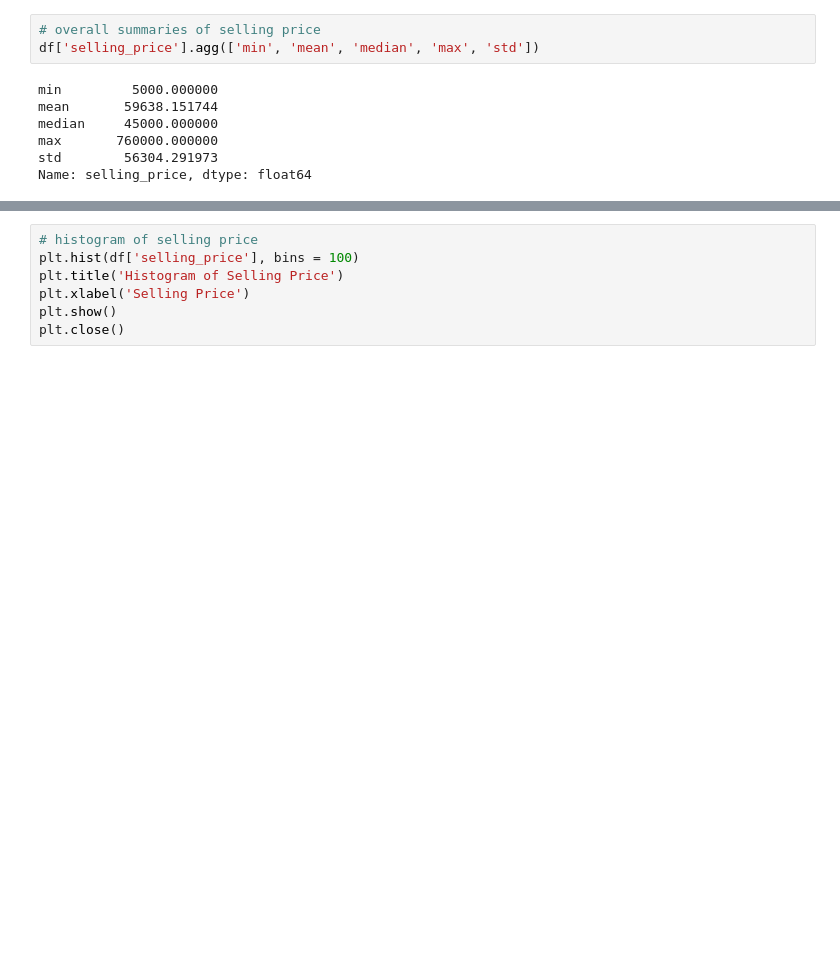
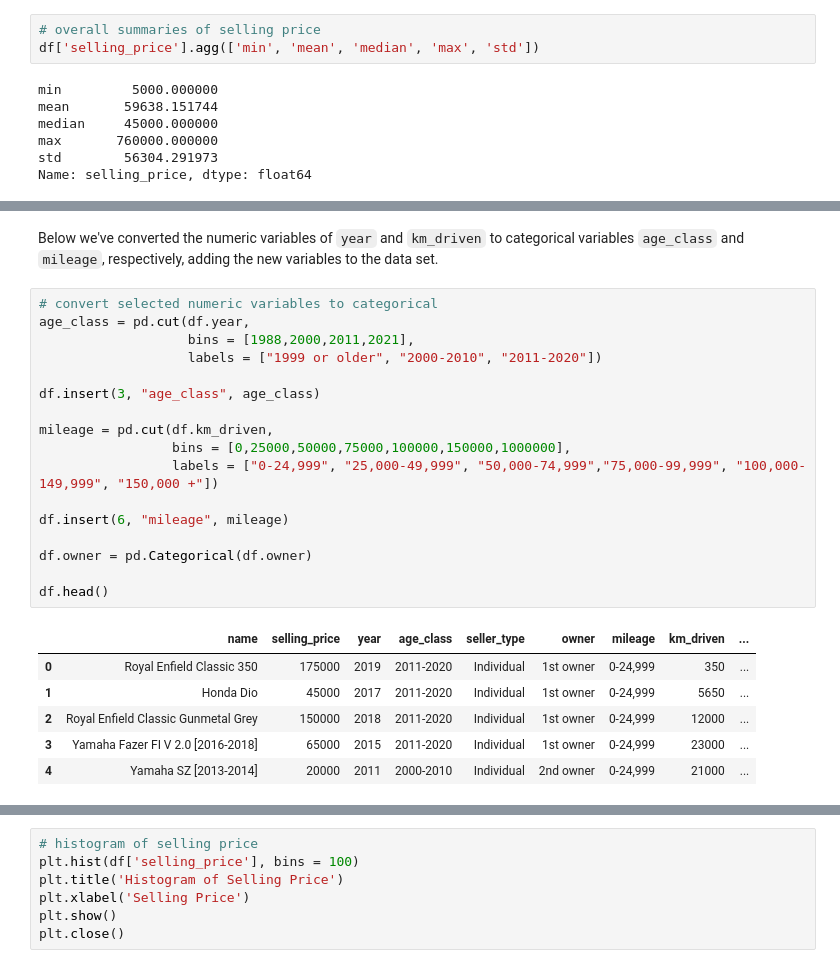
Before and after one commit to xaviergenelin/Motorcycle-Sale-Analysis, a Jupyter notebook: motorcycleAnalysis.ipynb, the cells around one changed output, grey strips where cells are left out. Saved outputs shown, nothing was run; the diff lists cells and outputs as text; blank space fills up the shorter version.

```diff
--- a/motorcycleAnalysis.ipynb
+++ b/motorcycleAnalysis.ipynb
@@ -32,0 +69,26 @@ Name: selling_price, dtype: float64
+# %% [markdown]
+Below we've converted the numeric variables of `year` and `km_driven` to categorical variables `age_class` and `mileage`, respectively, adding the new variables to the data set.
+# %%
+# convert selected numeric variables to categorical
+age_class = pd.cut(df.year,
+                   bins = [1988,2000,2011,2021],
+                   labels = ["1999 or older", "2000-2010", "2011-2020"])
+
+df.insert(3, "age_class", age_class)
+
+mileage = pd.cut(df.km_driven,
+                 bins = [0,25000,50000,75000,100000,150000,1000000],
+                 labels = ["0-24,999", "25,000-49,999", "50,000-74,999","75,000-99,999", "100,000-149,999", "150,000 +"])
+
+df.insert(6, "mileage", mileage)
+
+df.owner = pd.Categorical(df.owner)
+
+df.head()
+# %% [output]
+|  | name | selling_price | year | age_class | seller_type | owner | mileage | km_driven | ... |
+| 0 | Royal Enfield Classic 350 | 175000 | 2019 | 2011-2020 | Individual | 1st owner | 0-24,999 | 350 | ... |
+| 1 | Honda Dio | 45000 | 2017 | 2011-2020 | Individual | 1st owner | 0-24,999 | 5650 | ... |
+| 2 | Royal Enfield Classic Gunmetal Grey | 150000 | 2018 | 2011-2020 | Individual | 1st owner | 0-24,999 | 12000 | ... |
+| 3 | Yamaha Fazer FI V 2.0 [2016-2018] | 65000 | 2015 | 2011-2020 | Individual | 1st owner | 0-24,999 | 23000 | ... |
+| 4 | Yamaha SZ [2013-2014] | 20000 | 2011 | 2000-2010 | Individual | 2nd owner | 0-24,999 | 21000 | ... |
```
Also changed, not shown: parts of 23 cells of this notebook.
